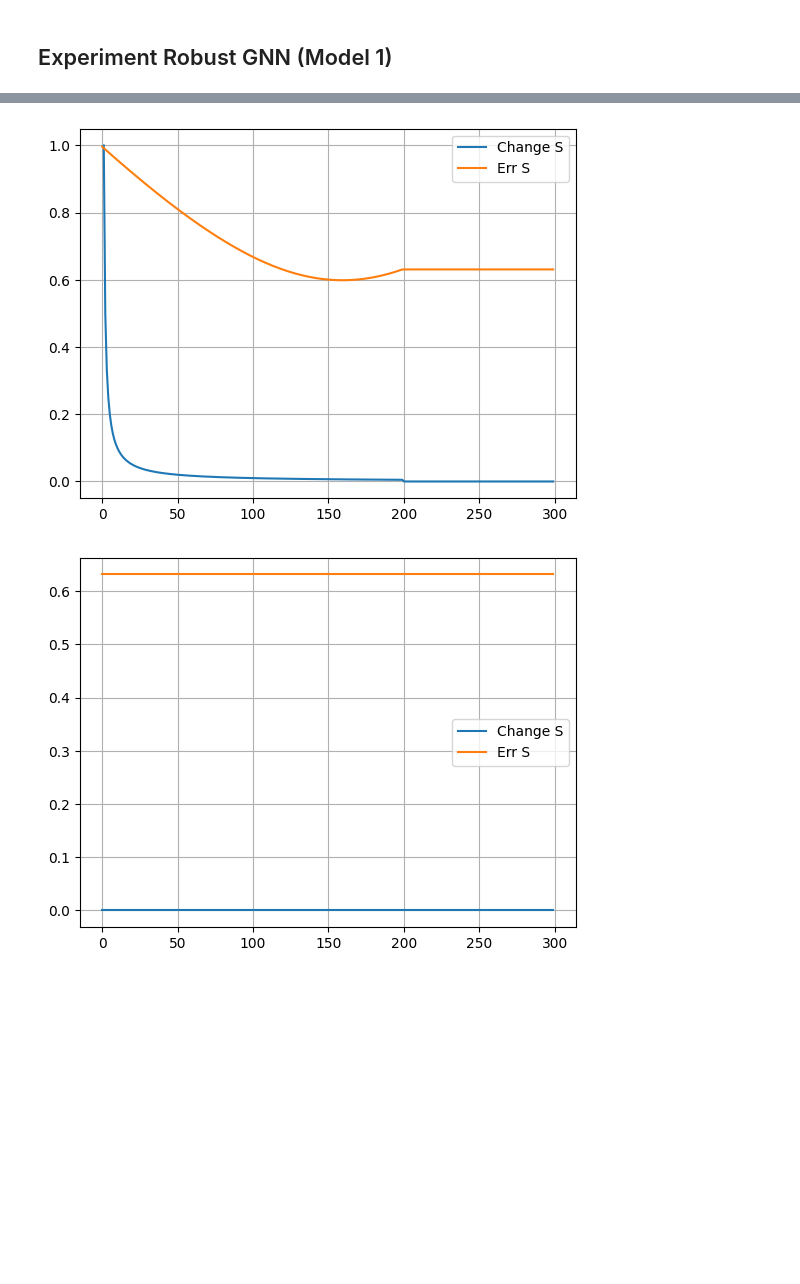
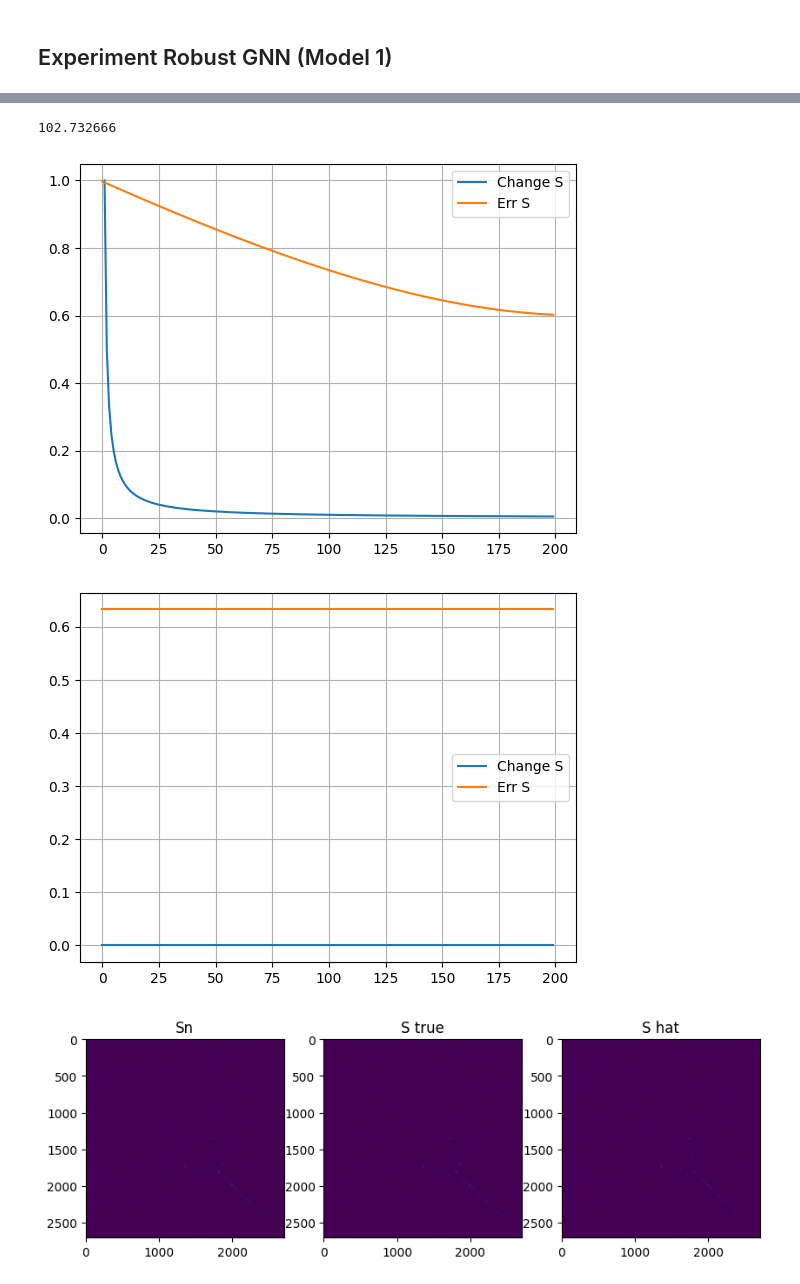
Before and after one commit to vmtenorio/robust_gnn, a Jupyter notebook: simple_exp.ipynb, the cells around one changed output, grey strips where cells are left out. Drawn from its saved outputs; the diff is of its cells as text; code cells hidden in the pictures; blank space fills up the shorter version.

```diff
--- a/simple_exp.ipynb
+++ b/simple_exp.ipynb
@@ -135,11 +135,11 @@ pert = .2
 n_graphs = 1
 
 # training parameters
-n_iters =  20
-n_iters_S = 15  #50
-n_iters_H = 25 #50
-lr_H = 5e-3
-lr_S = 5e-3
+n_iters =  200
+n_iters_S = 1  # 15
+n_iters_H = 2 # 25
+lr_H = 5e-3  # 5e-3
+lr_S = 5e-3  # 5e-3
 wd = 5e-4
 eval_freq = 5
 
@@ -154,13 +154,13 @@ m_params = {
     'n_layers': n_layers,
     'K': 2,
     'nonlin': nn.ReLU,
-    'last_nonlin': None,
-    'bias': False,
+    'last_nonlin': nn.LogSoftmax,
+    'bias': True,
 }
 
 # Hyper params
-lambd = 1  # 1
-beta = .01 #.01  #.1 #0.01
+lambd = .75  # 1
+beta = 1 #.01  #.1 #0.01
 gamma = 0  #1
 
 # # Params for GCN baseline
@@ -181,7 +181,7 @@ for g in range(n_graphs):
 
     accs_train_rgnn1, accs_test_rgnn1, S_hat_rgnn1, errs_S_rgnn1, change_S_rgnn1 = \
         rgnn_model1.test_model(Sn, feat, label, gamma, lambd, beta, train_idx=train_mask, val_idx=val_mask,
-                               test_idx=test_mask, S_true=S, verbose=False, debug_S=False, debug_H=False)
+                               test_idx=test_mask, S_true=S, verbose=True, debug_S=False, debug_H=False)
 
     print(f"{g+1}-1: Accuracy Test: {accs_test_rgnn1[-1,-1]:.4f} - Err S_est: {errs_S_rgnn1[-1,-1]:.4f}")
 
@@ -225,22 +240,37 @@ plt.grid()
 # %%
 change_S = change_S_rgnn1.flatten()
 err_S = errs_S_rgnn1.flatten()
+S_hat = S_hat_rgnn2.cpu().numpy()
 
 plt.figure()
 plt.plot(change_S, label='Change S')
 plt.plot(err_S, label='Err S')
 plt.legend()
 plt.grid()
 
 
 change_S = change_S_rgnn2.flatten()
 err_S = errs_S_rgnn2.flatten()
 
 plt.figure()
 plt.plot(change_S, label='Change S')
 plt.plot(err_S, label='Err S')
 plt.legend()
 plt.grid()
+
+plt.figure(figsize=(10,9))
+plt.subplot(1,3,1)
+plt.imshow(Sn.cpu().numpy())
+plt.title('Sn')
+plt.subplot(1,3,2)
+plt.imshow(Sn.cpu().numpy())
+plt.title('S true')
+plt.subplot(1,3,3)
+plt.imshow(S_hat)
+plt.title('S hat')
+print(np.linalg.norm(S_hat,'fro'))
 # %% [output]
+102.732666
-[figure, old version]
+[figure, new version]
-[figure, old version]
+[figure, new version]
+[figure, added]
```
Also changed, not shown: parts of 10 cells of this notebook, 2 other files.
